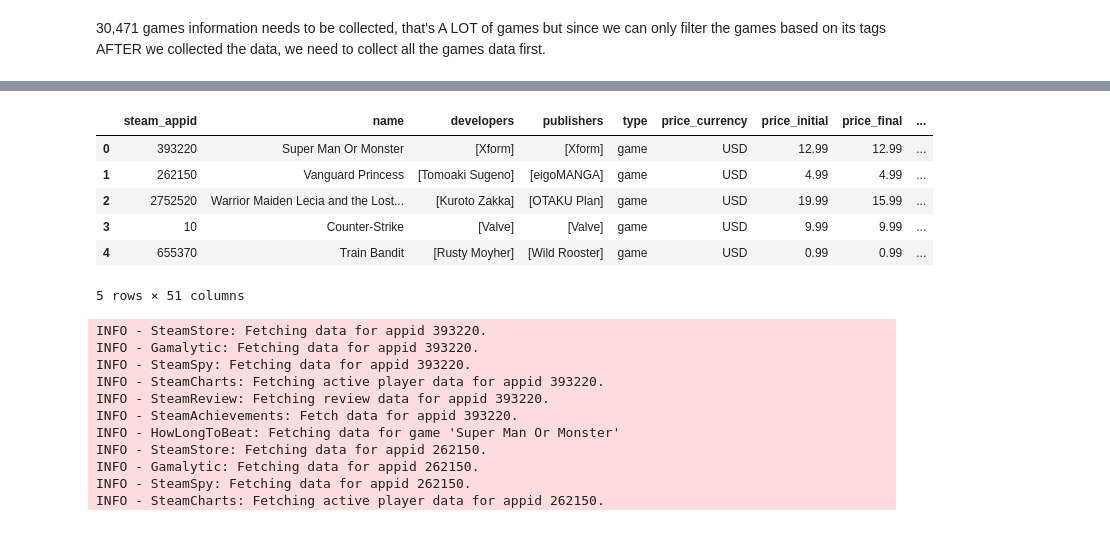
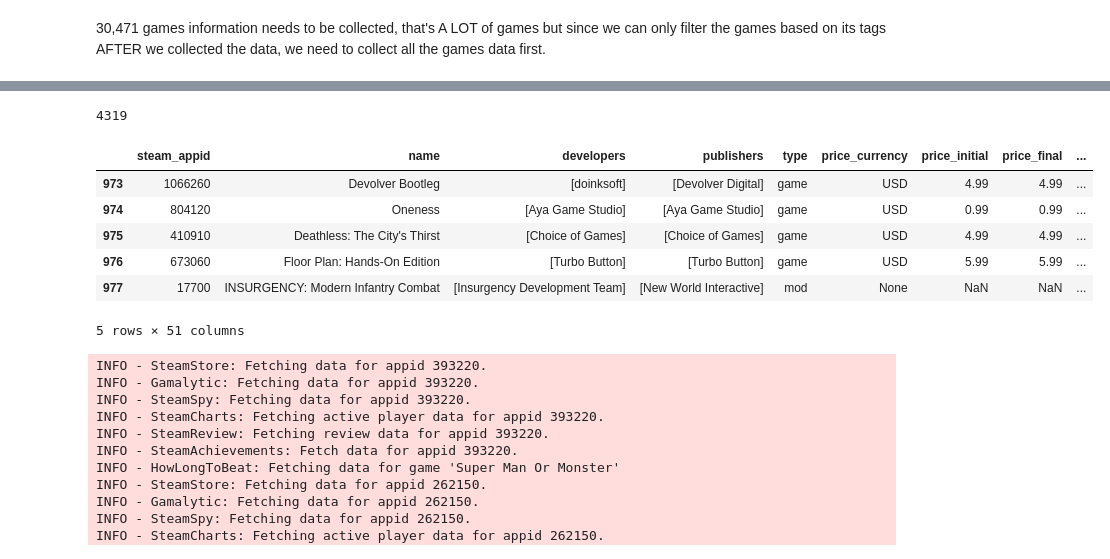
Before and after one commit to nazhifkojaz/eiyuden_review, a Jupyter notebook: data_collection.ipynb, the cells around one changed output, grey strips where cells are left out. Drawn from its saved outputs; the diff is of its cells as text; code cells hidden in the pictures.

Commit message:
add 4000 game data

```diff
--- a/data_collection.ipynb
+++ b/data_collection.ipynb
@@ -185,13 +185,14 @@ len(games_set_list)
 30,471 games information needs to be collected, that's A LOT of games but since we can only filter the games based on its tags AFTER we collected the data, we need to collect all the games data first.
 # %%
 game_data = []
-counter = 0
-for game in games_set_list:
-    print(f"fetching idx {counter}, data for appid {game}")
+n = 3340
+counter = n
+for idx in range(n, len(games_set_list)):
+    print(f"fetching idx {counter}, data for appid {games_set_list[idx]}")
     try:
-        data = collector.get_games_data(steam_appids=game, verbose=False)
+        data = collector.get_games_data(steam_appids=games_set_list[idx], verbose=True)
         game_data.append(data[0])
     except Exception as e:
-        print(f"Error fetching data for game {game}: {e}")
+        print(f"Error fetching data for game {games_set_list[idx]}: {e}")
     counter += 1
 # %% [output]
@@ -220,15 +204,19 @@ game_data_first_cp.to_parquet("data/game_data_3340.parquet", index=False)
 # %%
 # sasve data to parquet
 user_data.to_parquet("data/eiyuden_user_data.parquet", index=False)
+# %%
+idx
+# %% [output]
+4319
 # %%
-game_data_first_cp.head()
+game_data_first_cp.tail()
 # %% [output]
 |  | steam_appid | name | developers | publishers | type | price_currency | price_initial | price_final | ... |
-| 0 | 393220 | Super Man Or Monster | [Xform] | [Xform] | game | USD | 12.99 | 12.99 | ... |
-| 1 | 262150 | Vanguard Princess | [Tomoaki Sugeno] | [eigoMANGA] | game | USD | 4.99 | 4.99 | ... |
-| 2 | 2752520 | Warrior Maiden Lecia and the Lost... | [Kuroto Zakka] | [OTAKU Plan] | game | USD | 19.99 | 15.99 | ... |
-| 3 | 10 | Counter-Strike | [Valve] | [Valve] | game | USD | 9.99 | 9.99 | ... |
-| 4 | 655370 | Train Bandit | [Rusty Moyher] | [Wild Rooster] | game | USD | 0.99 | 0.99 | ... |
+| 973 | 1066260 | Devolver Bootleg | [doinksoft] | [Devolver Digital] | game | USD | 4.99 | 4.99 | ... |
+| 974 | 804120 | Oneness | [Aya Game Studio] | [Aya Game Studio] | game | USD | 0.99 | 0.99 | ... |
+| 975 | 410910 | Deathless: The City's Thirst | [Choice of Games] | [Choice of Games] | game | USD | 4.99 | 4.99 | ... |
+| 976 | 673060 | Floor Plan: Hands-On Edition | [Turbo Button] | [Turbo Button] | game | USD | 5.99 | 5.99 | ... |
+| 977 | 17700 | INSURGENCY: Modern Infantry Combat | [Insurgency Development Team] | [New World Interactive] | mod | None | NaN | NaN | ... |
 5 rows × 51 columns
 # %%
 game_data = collector.get_games_data(
```
Also changed, not shown: parts of 2 cells of this notebook, 1 other file.
